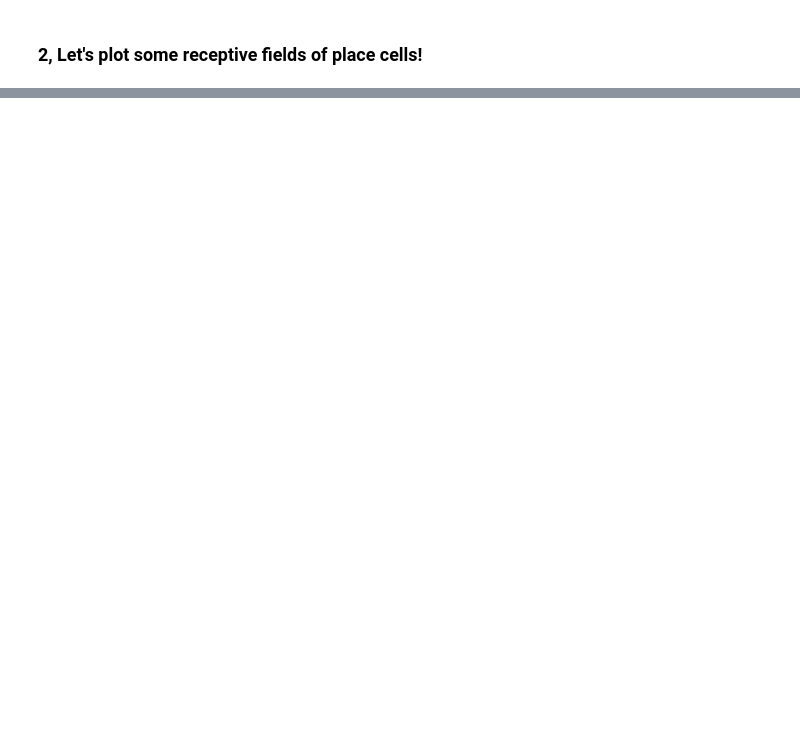
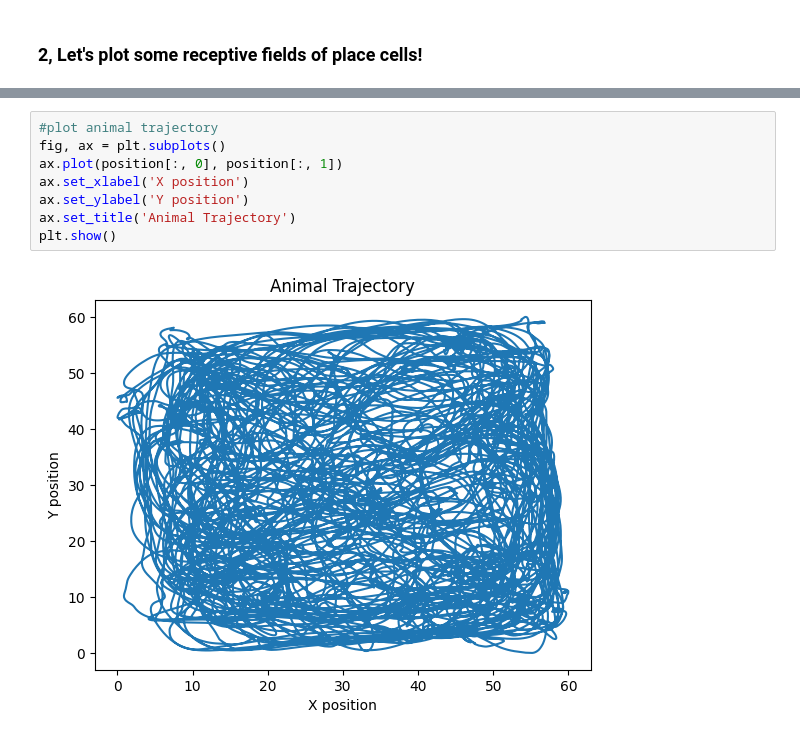
Before and after one commit to ZilongJi/NEUR0016Lectures, a Jupyter notebook: HPCSpatialRepresentation.ipynb, the cells around one changed output, grey strips where cells are left out. Cells and saved outputs as stored; diff of their text form; blank space fills up the shorter version.

```diff
--- a/HPCSpatialRepresentation.ipynb
+++ b/HPCSpatialRepresentation.ipynb
@@ -30,0 +54,10 @@ samplerate = data["samplerate"]
+# %%
+#plot animal trajectory
+fig, ax = plt.subplots()
+ax.plot(position[:, 0], position[:, 1])
+ax.set_xlabel('X position')
+ax.set_ylabel('Y position')
+ax.set_title('Animal Trajectory')
+plt.show()
+# %% [output]
+[figure, added]
```
Also changed, not shown: parts of 5 cells of this notebook.
